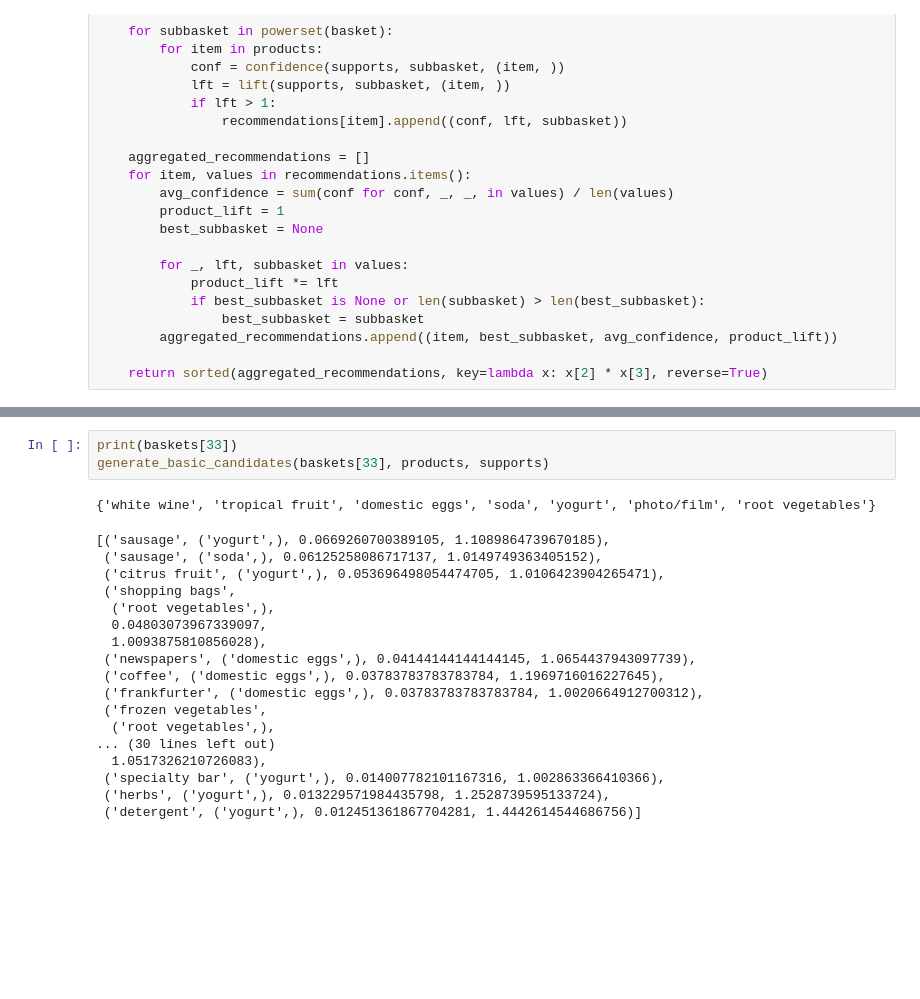
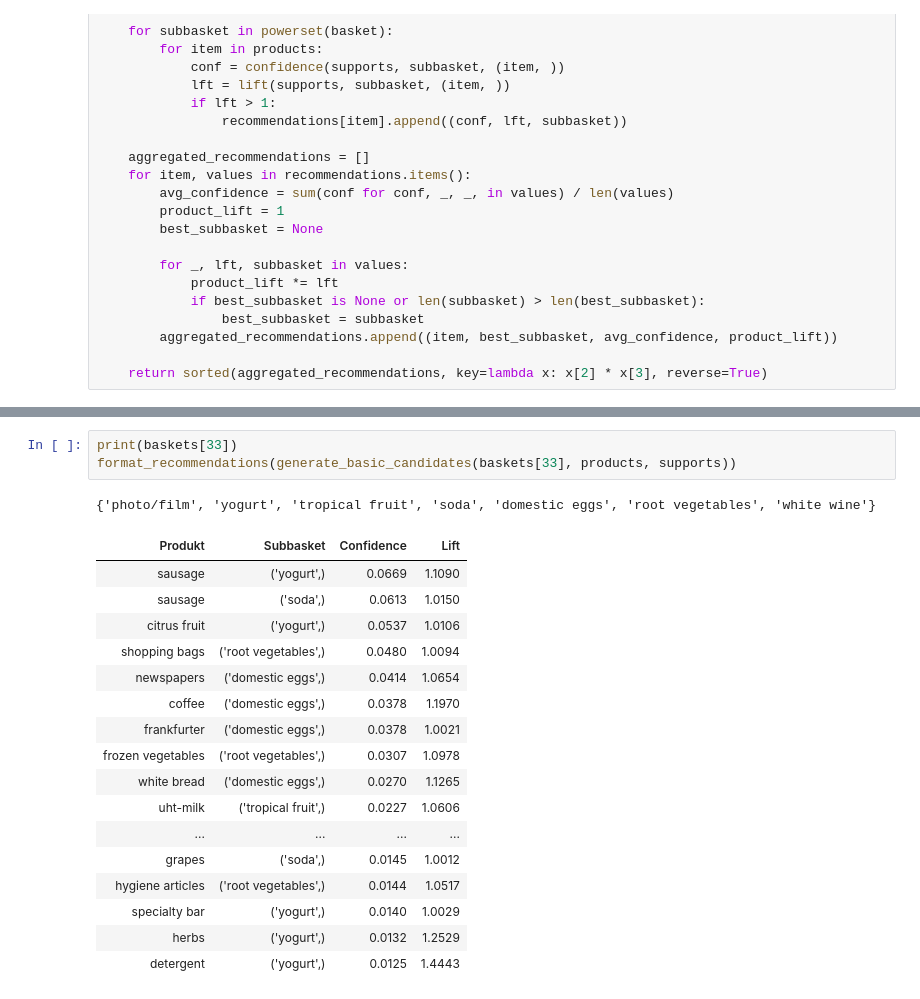
Before and after one commit to krzychsol/Recommendation_Systems_AGH, a Jupyter notebook: lab1/lab1_basket_analysis.ipynb, the cells around one changed output, grey strips where cells are left out. Cells and saved outputs as stored; diff of their text form; blank space fills up the shorter version.

```diff
--- a/lab1/lab1_basket_analysis.ipynb
+++ b/lab1/lab1_basket_analysis.ipynb
@@ -233,23 +246,23 @@ generate_advanced_candidates(baskets[1], products, supports)
 # %%
 print(baskets[33])
-generate_basic_candidates(baskets[33], products, supports)
+format_recommendations(generate_basic_candidates(baskets[33], products, supports))
 # %% [output]
-{'white wine', 'tropical fruit', 'domestic eggs', 'soda', 'yogurt', 'photo/film', 'root vegetables'}
+{'photo/film', 'yogurt', 'tropical fruit', 'soda', 'domestic eggs', 'root vegetables', 'white wine'}
-[('sausage', ('yogurt',), 0.0669260700389105, 1.1089864739670185),
- ('sausage', ('soda',), 0.06125258086717137, 1.0149749363405152),
- ('citrus fruit', ('yogurt',), 0.053696498054474705, 1.0106423904265471),
- ('shopping bags',
-  ('root vegetables',),
-  0.04803073967339097,
-  1.0093875810856028),
- ('newspapers', ('domestic eggs',), 0.04144144144144145, 1.0654437943097739),
- ('coffee', ('domestic eggs',), 0.03783783783783784, 1.1969716016227645),
- ('frankfurter', ('domestic eggs',), 0.03783783783783784, 1.0020664912700312),
- ('frozen vegetables',
-  ('root vegetables',),
-... (30 lines left out)
-  1.0517326210726083),
- ('specialty bar', ('yogurt',), 0.014007782101167316, 1.002863366410366),
- ('herbs', ('yogurt',), 0.013229571984435798, 1.2528739595133724),
- ('detergent', ('yogurt',), 0.012451361867704281, 1.4442614544686756)]
+| Produkt | Subbasket | Confidence | Lift |
+| sausage | ('yogurt',) | 0.0669 | 1.1090 |
+| sausage | ('soda',) | 0.0613 | 1.0150 |
+| citrus fruit | ('yogurt',) | 0.0537 | 1.0106 |
+| shopping bags | ('root vegetables',) | 0.0480 | 1.0094 |
+| newspapers | ('domestic eggs',) | 0.0414 | 1.0654 |
+| coffee | ('domestic eggs',) | 0.0378 | 1.1970 |
+| frankfurter | ('domestic eggs',) | 0.0378 | 1.0021 |
+| frozen vegetables | ('root vegetables',) | 0.0307 | 1.0978 |
+| white bread | ('domestic eggs',) | 0.0270 | 1.1265 |
+| uht-milk | ('tropical fruit',) | 0.0227 | 1.0606 |
+| ... | ... | ... | ... |
+| grapes | ('soda',) | 0.0145 | 1.0012 |
+| hygiene articles | ('root vegetables',) | 0.0144 | 1.0517 |
+| specialty bar | ('yogurt',) | 0.0140 | 1.0029 |
+| herbs | ('yogurt',) | 0.0132 | 1.2529 |
+| detergent | ('yogurt',) | 0.0125 | 1.4443 |
 # %%
```
Also changed, not shown: parts of 5 cells of this notebook.
